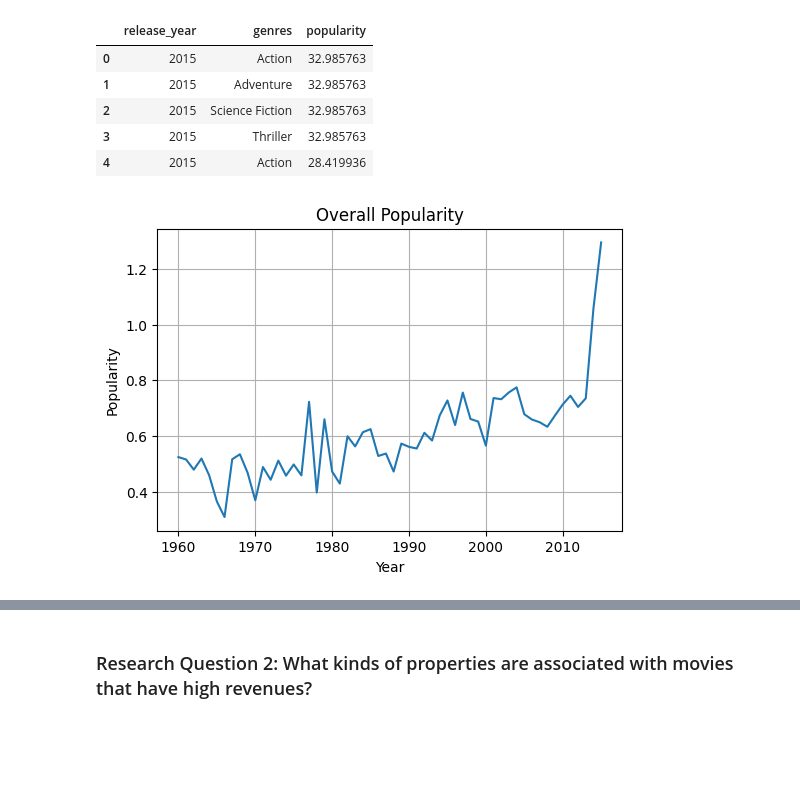
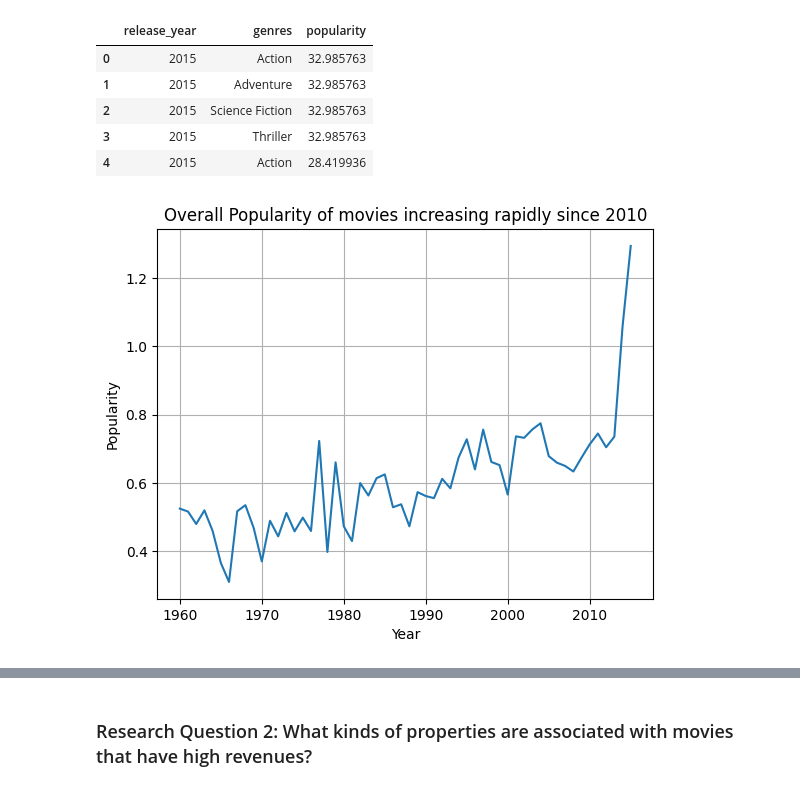
Before and after one commit to imagineazhar/Data-Analysis, a Jupyter notebook: 1- IMDB Movies/Imdb_ratings.ipynb, the cells around one changed output, grey strips where cells are left out. Drawn from its saved outputs; the diff is of its cells as text; code cells hidden in the pictures; blank space fills up the shorter version.

Commit message:
IMDb Movies

```diff
--- a/1- IMDB Movies/Imdb_ratings.ipynb
+++ b/1- IMDB Movies/Imdb_ratings.ipynb
@@ -229,13 +237,13 @@ table= pd.pivot_table(df_gen_pop,index=['release_year'])
 # %%
 plt.figure(dpi=100)
 plt.plot(table.index, table.popularity)
 plt.grid(True)
-plt.title('Overall Popularity')
+plt.title('Overall Popularity of movies increasing rapidly since 2010')
 plt.xlabel('Year')
 plt.ylabel('Popularity')
 plt.show()
 # %% [output]
-[figure, old version]
+[figure, new version]
 # %%
 # Plot each year's time series in its own facet
 g = sns.relplot(
```
Also changed, not shown: parts of 16 cells of this notebook, 4 other files.
